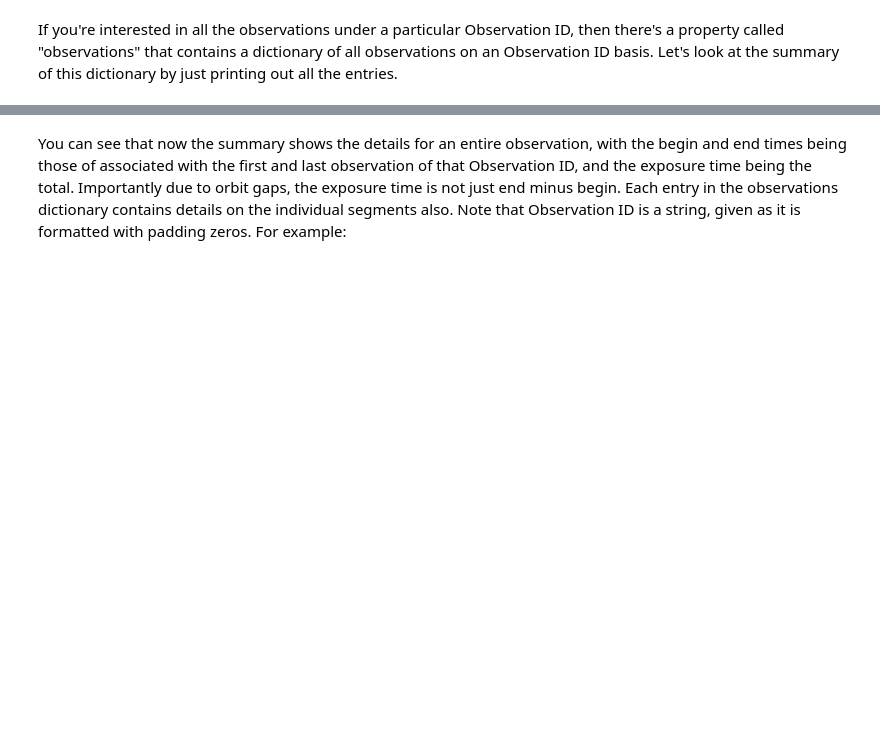
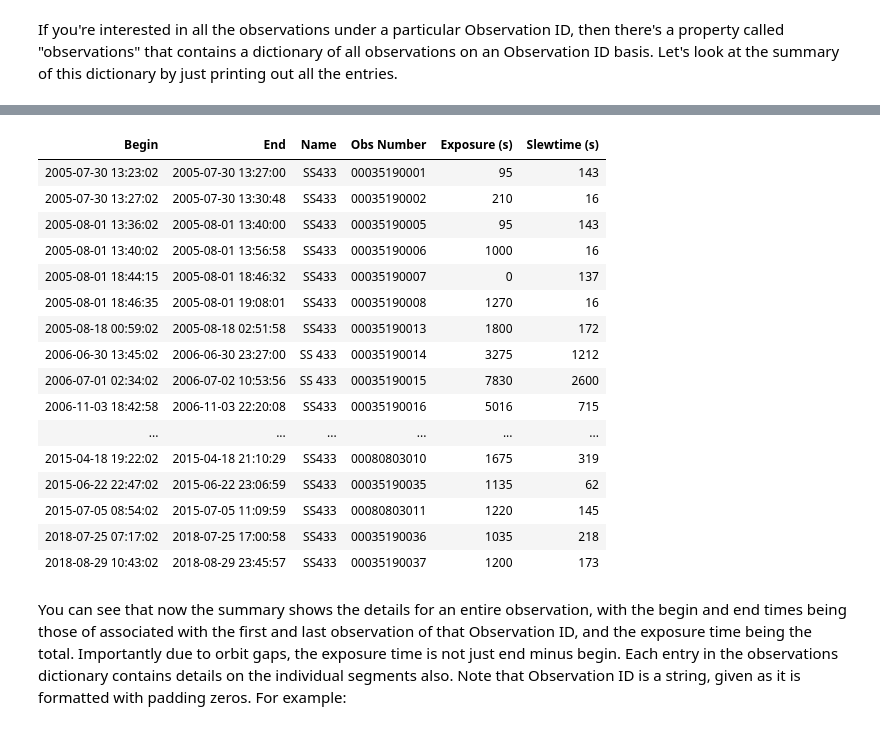
Before and after one commit to Swift-SOT/swifttools, a Jupyter notebook: examples/Swift Observation Query Example Notebook.ipynb, the cells around one changed output, grey strips where cells are left out. Saved outputs shown, nothing was run; the diff lists cells and outputs as text; code cells hidden in the pictures; blank space fills up the shorter version.

```diff
--- a/examples/Swift Observation Query Example Notebook.ipynb
+++ b/examples/Swift Observation Query Example Notebook.ipynb
@@ -214,2 +194,22 @@ _ = [print(obs) for obs in query.observations.values()]
+# %%
+query.observations
+# %% [output]
+| Begin | End | Name | Obs Number | Exposure (s) | Slewtime (s) |
+| 2005-07-30 13:23:02 | 2005-07-30 13:27:00 | SS433 | 00035190001 | 95 | 143 |
+| 2005-07-30 13:27:02 | 2005-07-30 13:30:48 | SS433 | 00035190002 | 210 | 16 |
+| 2005-08-01 13:36:02 | 2005-08-01 13:40:00 | SS433 | 00035190005 | 95 | 143 |
+| 2005-08-01 13:40:02 | 2005-08-01 13:56:58 | SS433 | 00035190006 | 1000 | 16 |
+| 2005-08-01 18:44:15 | 2005-08-01 18:46:32 | SS433 | 00035190007 | 0 | 137 |
+| 2005-08-01 18:46:35 | 2005-08-01 19:08:01 | SS433 | 00035190008 | 1270 | 16 |
+| 2005-08-18 00:59:02 | 2005-08-18 02:51:58 | SS433 | 00035190013 | 1800 | 172 |
+| 2006-06-30 13:45:02 | 2006-06-30 23:27:00 | SS 433 | 00035190014 | 3275 | 1212 |
+| 2006-07-01 02:34:02 | 2006-07-02 10:53:56 | SS 433 | 00035190015 | 7830 | 2600 |
+| 2006-11-03 18:42:58 | 2006-11-03 22:20:08 | SS433 | 00035190016 | 5016 | 715 |
+| ... | ... | ... | ... | ... | ... |
+| 2015-04-18 19:22:02 | 2015-04-18 21:10:29 | SS433 | 00080803010 | 1675 | 319 |
+| 2015-06-22 22:47:02 | 2015-06-22 23:06:59 | SS433 | 00035190035 | 1135 | 62 |
+| 2015-07-05 08:54:02 | 2015-07-05 11:09:59 | SS433 | 00080803011 | 1220 | 145 |
+| 2018-07-25 07:17:02 | 2018-07-25 17:00:58 | SS433 | 00035190036 | 1035 | 218 |
+| 2018-08-29 10:43:02 | 2018-08-29 23:45:57 | SS433 | 00035190037 | 1200 | 173 |
 # %% [markdown]
 You can see that now the summary shows the details for an entire observation, with the begin and end times being those of associated with the first and last observation of that Observation ID, and the exposure time being the total. Importantly due to orbit gaps, the exposure time is not just end minus begin. Each entry in the observations dictionary contains details on the individual segments also. Note that Observation ID is a string, given as it is formatted with padding zeros. For example:
```
Also changed, not shown: parts of 46 cells of this notebook, 16 other files.
